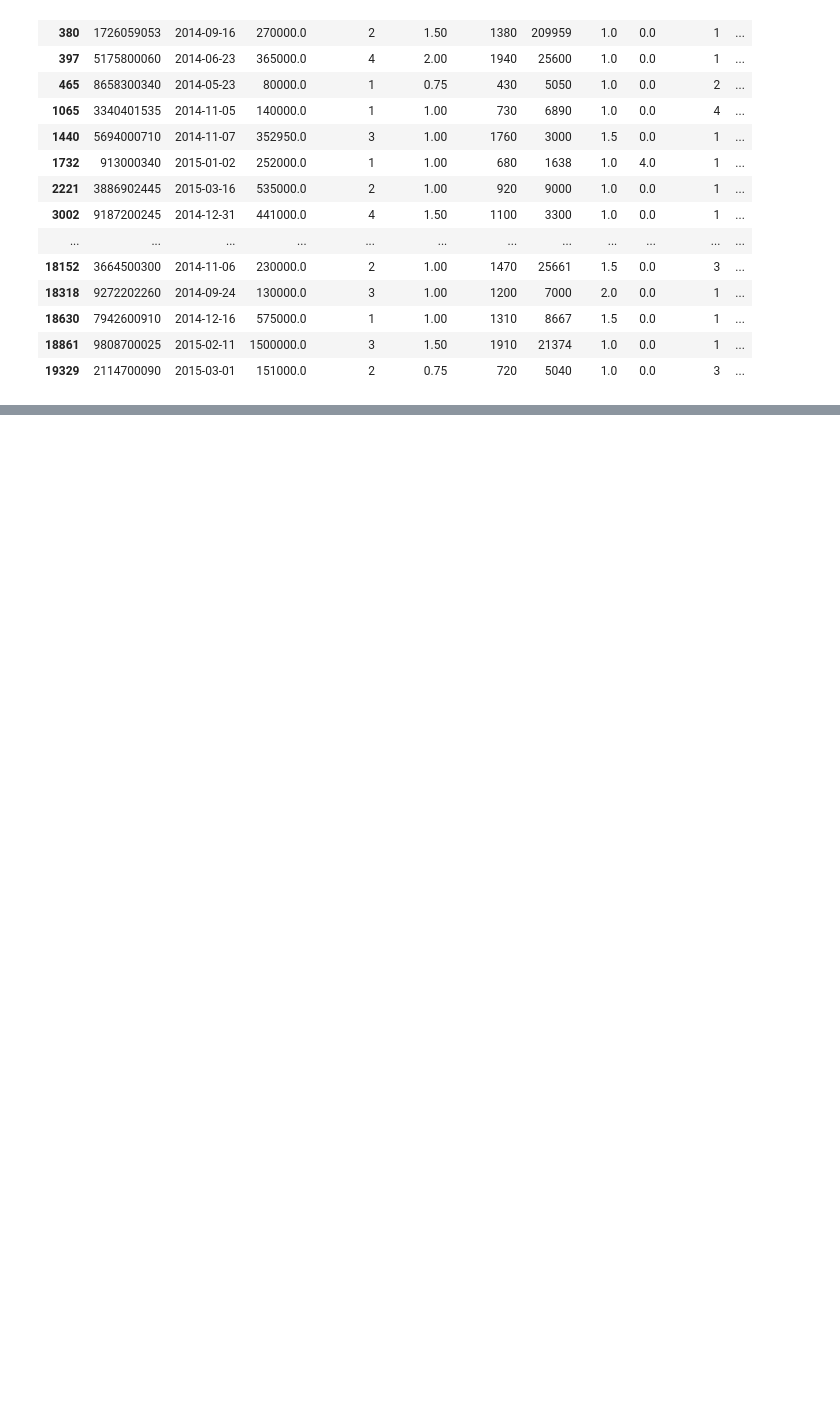
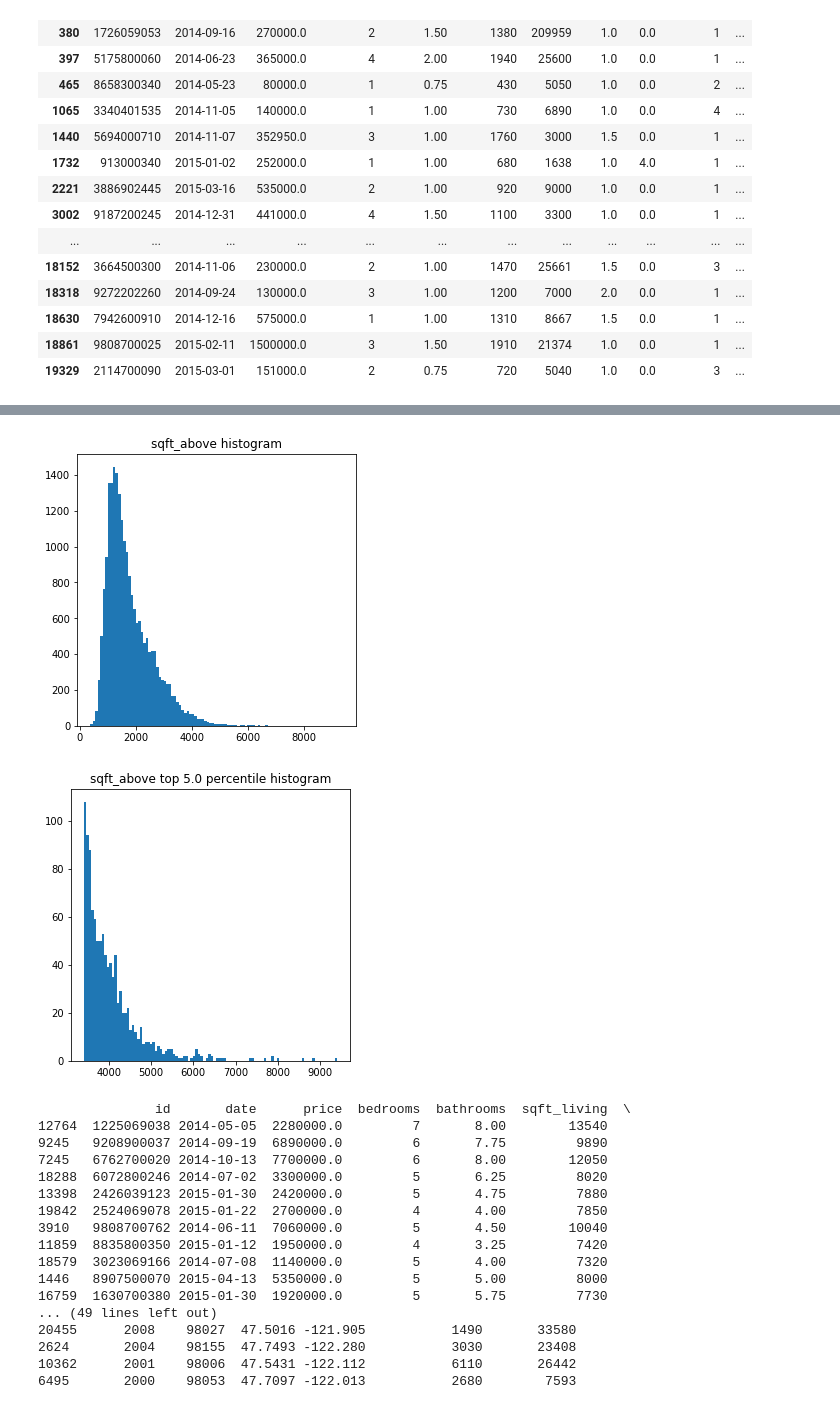
Before and after one commit to MatePocs/kings_county_housing, a Jupyter notebook: index.ipynb, the cells around one changed output, grey strips where cells are left out. Saved outputs shown, nothing was run; the diff lists cells and outputs as text; code cells hidden in the pictures; blank space fills up the shorter version.

```diff
--- a/index.ipynb
+++ b/index.ipynb
@@ -277,0 +501,23 @@ view: NaN's populated with the median of the column
+# %%
+# the above looks good at a first glance, running usual analysis
+analyse_right_tail('sqft_above', 0.95)
+# %% [output]
+[figure, added]
+[figure, added]
+               id       date      price  bedrooms  bathrooms  sqft_living  \
+12764  1225069038 2014-05-05  2280000.0         7       8.00        13540
+9245   9208900037 2014-09-19  6890000.0         6       7.75         9890
+7245   6762700020 2014-10-13  7700000.0         6       8.00        12050
+18288  6072800246 2014-07-02  3300000.0         5       6.25         8020
+13398  2426039123 2015-01-30  2420000.0         5       4.75         7880
+19842  2524069078 2015-01-22  2700000.0         4       4.00         7850
+3910   9808700762 2014-06-11  7060000.0         5       4.50        10040
+11859  8835800350 2015-01-12  1950000.0         4       3.25         7420
+18579  3023069166 2014-07-08  1140000.0         5       4.00         7320
+1446   8907500070 2015-04-13  5350000.0         5       5.00         8000
+16759  1630700380 2015-01-30  1920000.0         5       5.75         7730
+... (49 lines left out)
+20455      2008    98027  47.5016 -121.905           1490       33580
+2624       2004    98155  47.7493 -122.280           3030       23408
+10362      2001    98006  47.5431 -122.112           6110       26442
+6495       2000    98053  47.7097 -122.013           2680        7593
```
Also changed, not shown: parts of 79 cells of this notebook.
